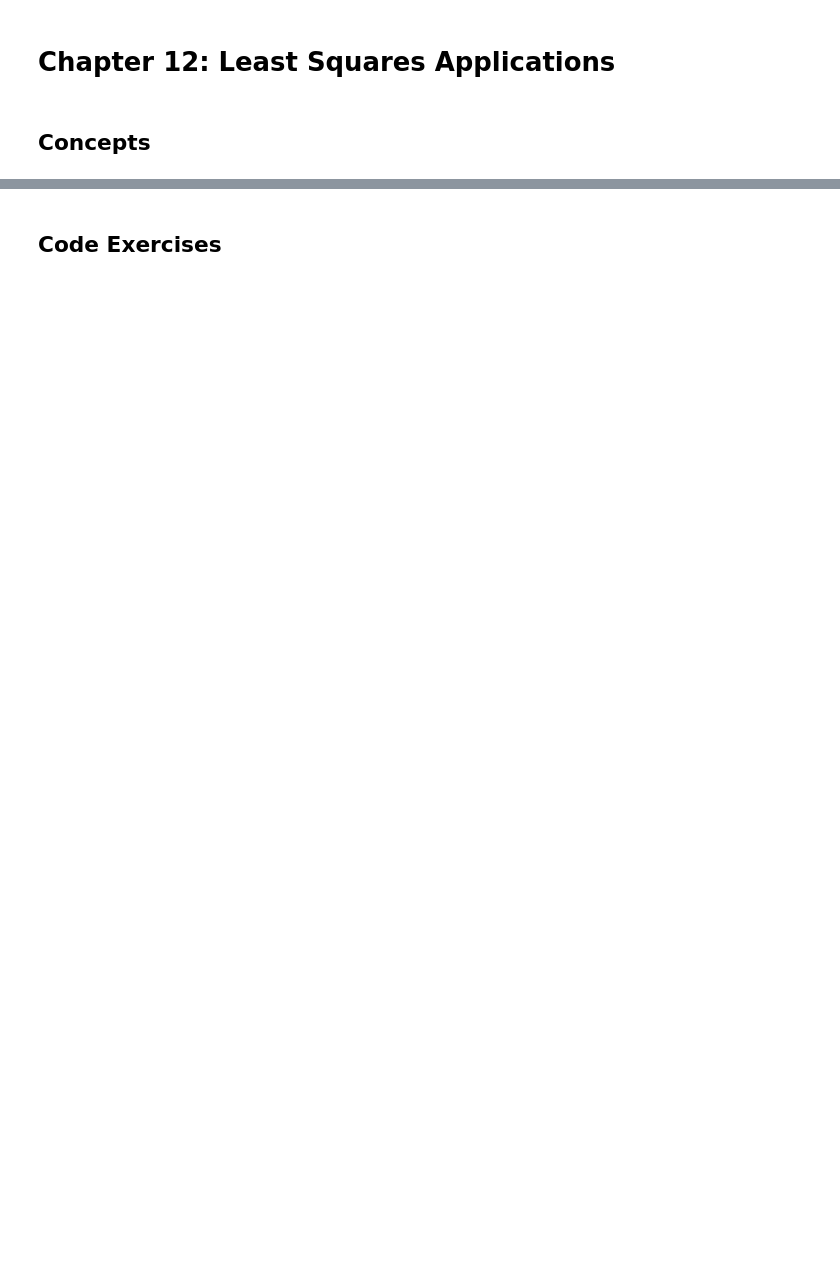
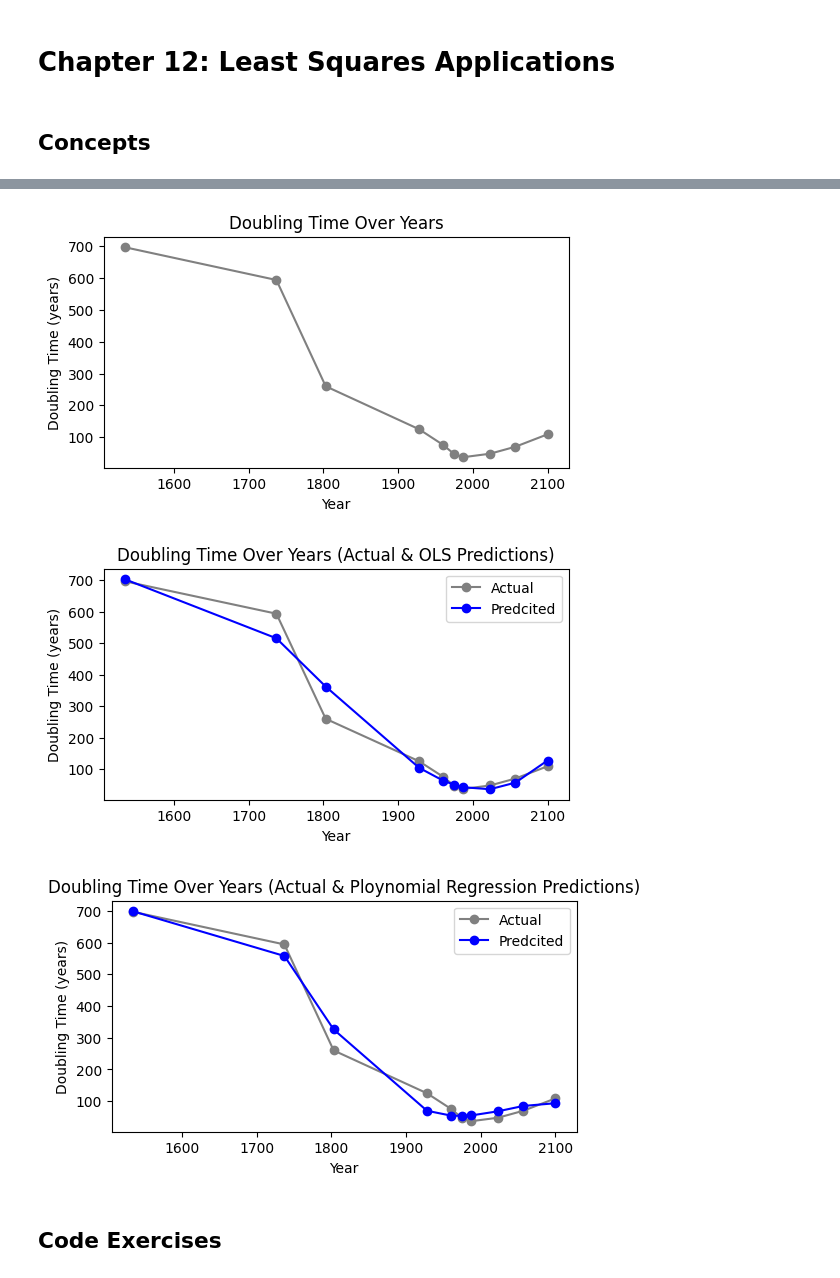
Before and after one commit to MiesnerJacob/practical-linear-algebra-for-data-science, a Jupyter notebook: 12-least-squares-applications.ipynb, the cells around one changed output, grey strips where cells are left out. Saved outputs shown, nothing was run; the diff lists cells and outputs as text; code cells hidden in the pictures; blank space fills up the shorter version.

```diff
--- a/12-least-squares-applications.ipynb
+++ b/12-least-squares-applications.ipynb
@@ -15,3 +99,55 @@ import numpy as np
+# %%
+# Fit world population data using polynomial regression via numpy
+
+# define data
+year = [1534, 1737, 1803, 1928, 1960, 1975, 1987, 2023, 2057, 2100]
+double_time = [697, 594, 260, 125, 76, 47, 37, 48, 70, 109]
+
+# Plot data
+plt.figure(figsize=(6, 3))
+plt.plot(year, double_time, marker='o', linestyle='-', color='grey')
+plt.title('Doubling Time Over Years')
+plt.xlabel('Year')
+plt.ylabel('Doubling Time (years)')
+plt.show()
+
+# Perform Linear regression using numpy lstsq
+design_matrix = np.zeros(shape=(10, 4))
+for i in range(4):
+    design_matrix[:, i] = np.array(year)**i
+
+results = np.linalg.lstsq(design_matrix, double_time, rcond=None)
+betas = results[0]
+
+predictions = design_matrix @ betas
+
+# Plot numpy lstsq results
+plt.figure(figsize=(6, 3))
+plt.plot(year, double_time, marker='o', linestyle='-', color='grey')
+plt.plot(year, predictions, marker='o', linestyle='-', color='blue')
+plt.title('Doubling Time Over Years (Actual & OLS Predictions)')
+plt.xlabel('Year')
+plt.ylabel('Doubling Time (years)')
+plt.legend(['Actual', 'Predcited'])
+plt.show()
+
+# Perform linear regression via numpy polyfit
+betas = np.polyfit(year, double_time, deg=4)
+predictions = np.polyval(betas, year)
+
+# Plot numpy polyfit results
+plt.figure(figsize=(6, 3))
+plt.plot(year, double_time, marker='o', linestyle='-', color='grey')
+plt.plot(year, predictions, marker='o', linestyle='-', color='blue')
+plt.title('Doubling Time Over Years (Actual & Ploynomial Regression Predictions)')
+plt.xlabel('Year')
+plt.ylabel('Doubling Time (years)')
+plt.legend(['Actual', 'Predcited'])
+plt.show()
+# %% [output]
+[figure, added]
+[figure, added]
+[figure, added]
 # %% [markdown]
 ## Code Exercises
 # %%
```
Also changed, not shown: parts of 11 cells of this notebook.
